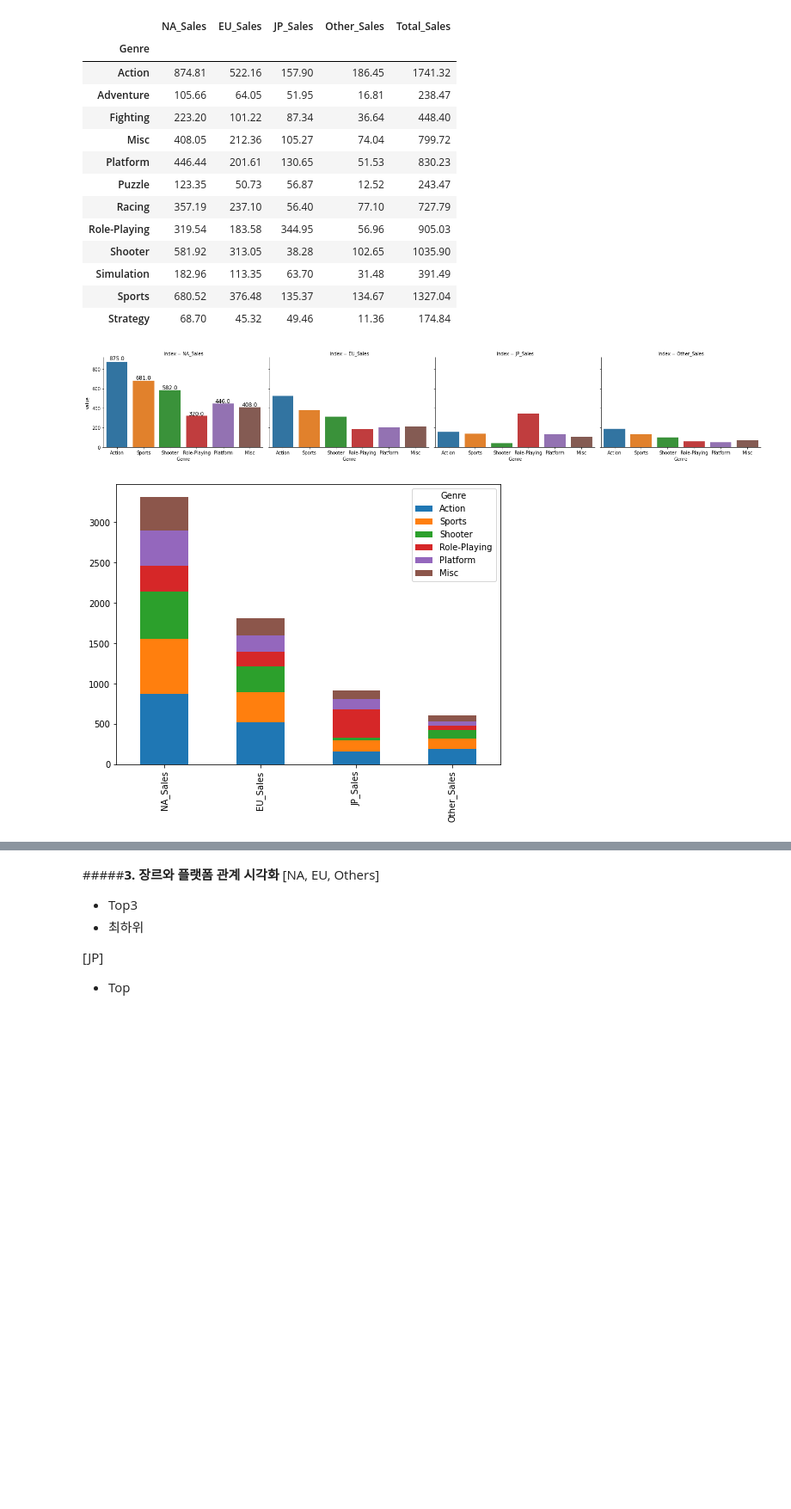
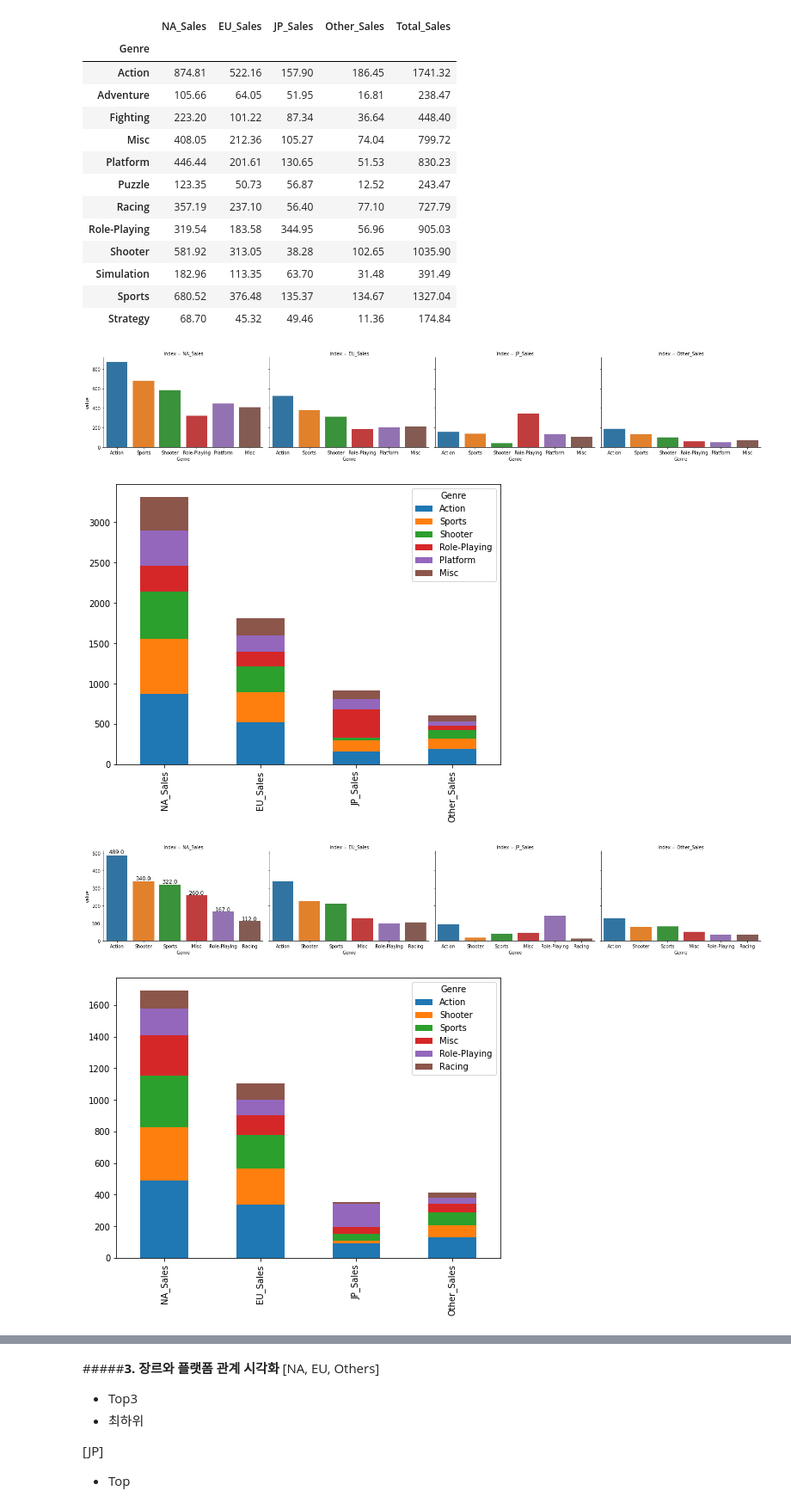
Before and after one commit to jiho-kang/Data_Analysis_Project, a Jupyter notebook: Video Game Sales/data_analysis_for_new_game_launching.ipynb, the cells around one changed output, grey strips where cells are left out. Shown at 86% size. Drawn from its saved outputs; the diff is of its cells as text; code cells hidden in the pictures; blank space fills up the shorter version.

```diff
--- a/Video Game Sales/data_analysis_for_new_game_launching.ipynb
+++ b/Video Game Sales/data_analysis_for_new_game_launching.ipynb
@@ -303,19 +303,46 @@ loca_genre_T_tidy = loca_genre_T.melt(id_vars = 'index', value_vars = loca_genre
 # 시각화
 import seaborn as sns
 lg = sns.catplot(x = 'Genre', y = 'value', col = 'index', kind = 'bar', data = loca_genre_T_tidy, height = 3.5, aspect = 1.5);
-ax = lg.facet_axis(0,0)
-for p in ax.patches:
-  ax.text(p.get_x() + 0.1,
-          p.get_height() * 1.02,
-          round(p.get_height(),0),
-          color = 'black',
-          size = 'large',
-          rotation = 'horizontal')
+# ax = lg.facet_axis(0,0)
+# for p in ax.patches:
+#   ax.text(p.get_x() + 0.1,
+#           p.get_height() * 1.02,
+#           round(p.get_height(),0),
+#           color = 'black',
+#           size = 'large',
+#           rotation = 'horizontal')
 
 loca_genre.T.plot.bar(stacked=True,figsize=(8,6));
 # %% [output]
-[figure, old version]
+[figure, new version]
 [figure]
+# %%
+yg_new = df[df.Year >2006]
+yg_new = yg_new.groupby('Genre').sum().iloc[:-1,1:]
+yg_new = yg_new.sort_values('Total_Sales',ascending=False)
+yg_new = yg_new.iloc[:6,:-1]
+
+# 시각화를 위한 전처리
+yg_new_T = yg_new.T
+yg_new_T.reset_index(inplace=True)
+yg_new_T_tidy = yg_new_T.melt(id_vars = 'index', value_vars = yg_new_T.columns[1:])
+
+# 시각화
+import seaborn as sns
+lg = sns.catplot(x = 'Genre', y = 'value', col = 'index', kind = 'bar', data = yg_new_T_tidy, height = 3.5, aspect = 1.5);
+ax = lg.facet_axis(0,0)
+for p in ax.patches:
+  ax.text(p.get_x() + 0.1,
+          p.get_height() * 1.02,
+          round(p.get_height(),0),
+          color = 'black',
+          size = 'large',
+          rotation = 'horizontal')
+
+yg_new.T.plot.bar(stacked=True,figsize=(8,6));
+# %% [output]
+[figure, added]
+[figure, added]
 # %%
 loca_genre
 # %% [output]
```
Also changed, not shown: parts of 20 cells of this notebook.
